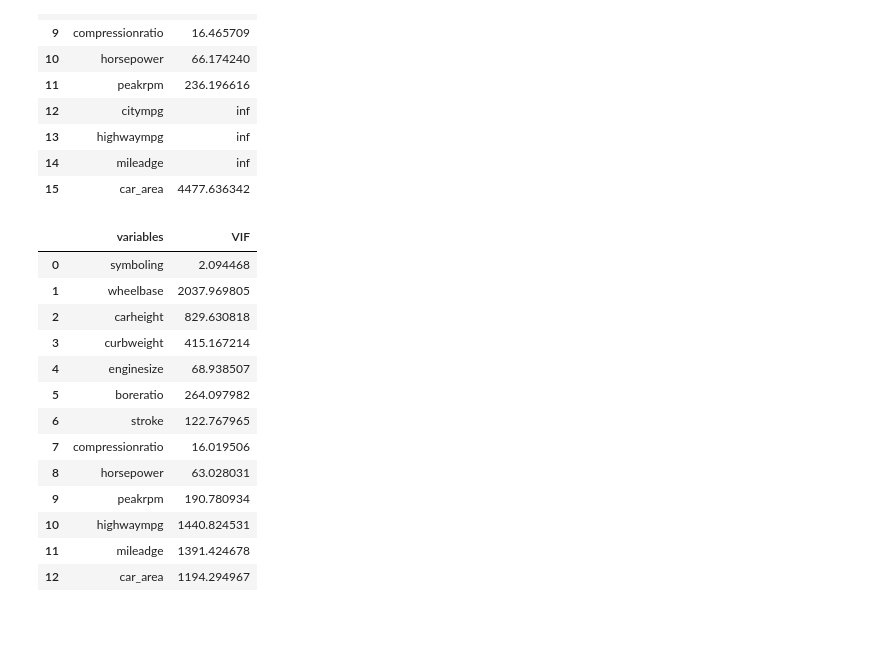
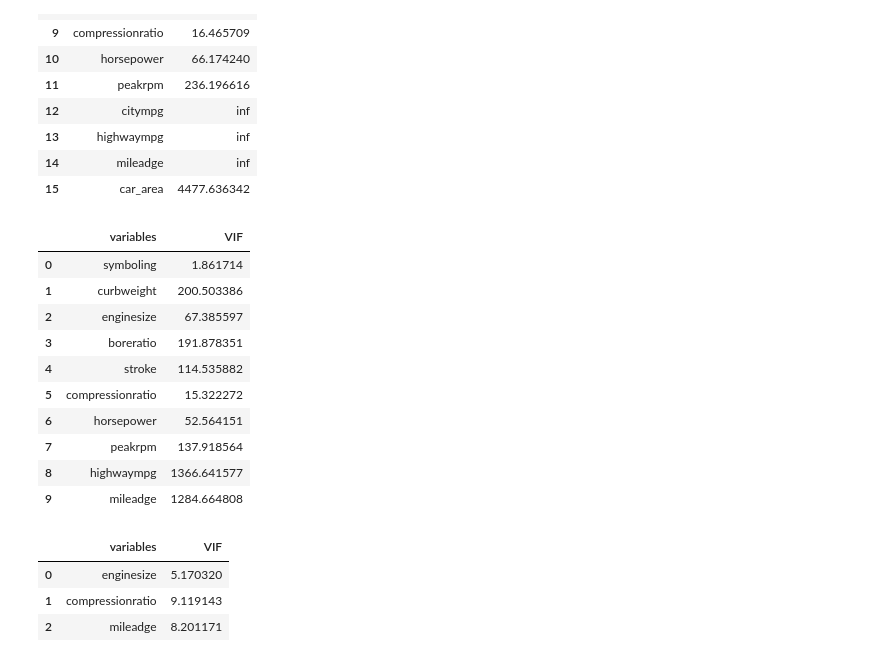
Before and after one commit to pdpranavkumar/Machine-Learning-Models, a Jupyter notebook: guided_project_linear_regression_.ipynb, the cells around one changed output. Saved outputs shown, nothing was run; the diff lists cells and outputs as text; code cells hidden in the pictures; blank space fills up the shorter version.

```diff
--- a/guided_project_linear_regression_.ipynb
+++ b/guided_project_linear_regression_.ipynb
@@ -223,19 +223,23 @@ calc_vif(dataset[[i for i in dataset.describe().columns if i not in ['car_ID','p
 | 14 | mileadge | inf |
 | 15 | car_area | 4477.636342 |
 # %%
-calc_vif(dataset[[i for i in dataset.describe().columns if i not in ['car_ID','price','carlength','carwidth','citympg','highwaymgp']]])
+calc_vif(dataset[[i for i in dataset.describe().columns if i not in ['car_ID','price','carlength','carwidth','citympg','highwaymgp','wheelbase','carheight','car_area']]])
 # %% [output]
 |  | variables | VIF |
-| 0 | symboling | 2.094468 |
-| 1 | wheelbase | 2037.969805 |
-| 2 | carheight | 829.630818 |
-| 3 | curbweight | 415.167214 |
-| 4 | enginesize | 68.938507 |
-| 5 | boreratio | 264.097982 |
-| 6 | stroke | 122.767965 |
-| 7 | compressionratio | 16.019506 |
-| 8 | horsepower | 63.028031 |
-| 9 | peakrpm | 190.780934 |
-| 10 | highwaympg | 1440.824531 |
-| 11 | mileadge | 1391.424678 |
-| 12 | car_area | 1194.294967 |
+| 0 | symboling | 1.861714 |
+| 1 | curbweight | 200.503386 |
+| 2 | enginesize | 67.385597 |
+| 3 | boreratio | 191.878351 |
+| 4 | stroke | 114.535882 |
+| 5 | compressionratio | 15.322272 |
+| 6 | horsepower | 52.564151 |
+| 7 | peakrpm | 137.918564 |
+| 8 | highwaympg | 1366.641577 |
+| 9 | mileadge | 1284.664808 |
+# %%
+calc_vif(dataset[[i for i in dataset.describe().columns if i not in ['car_ID','symboling','price','citympg','highwaympg','company_cat','price_mean','carwidth','carlength','carheight','car_vol','car_den','wheelbase','car_area','peakrpm','stroke','horsepower','boreratio','curbweight']]])
+# %% [output]
+|  | variables | VIF |
+| 0 | enginesize | 5.170320 |
+| 1 | compressionratio | 9.119143 |
+| 2 | mileadge | 8.201171 |
```
Also changed, not shown: parts of 31 cells of this notebook.
